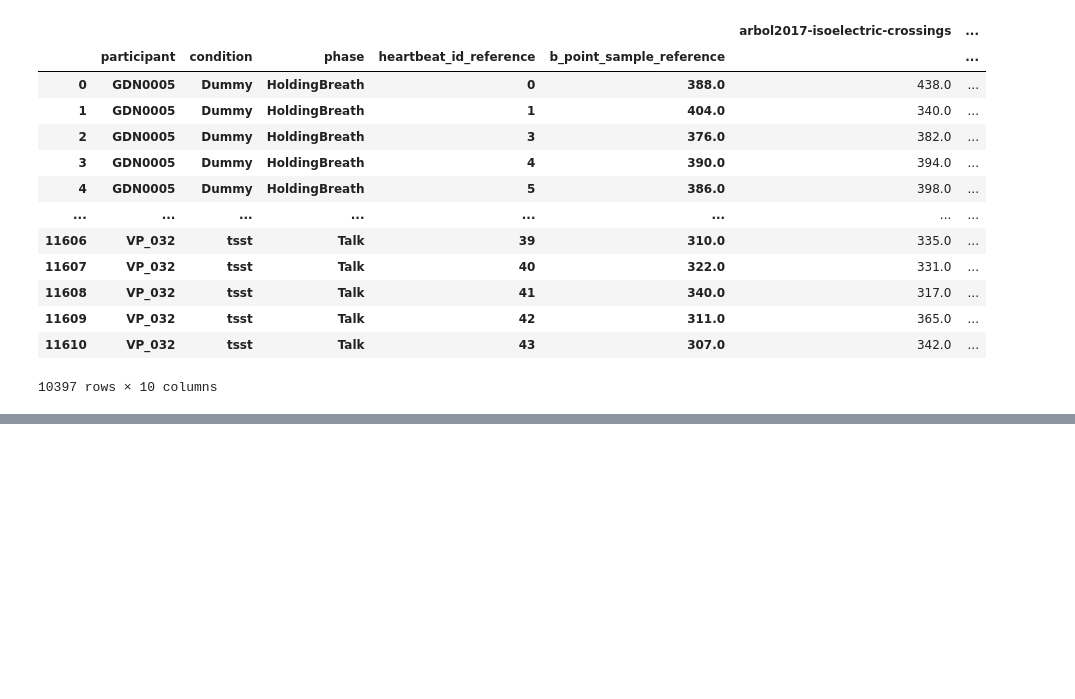
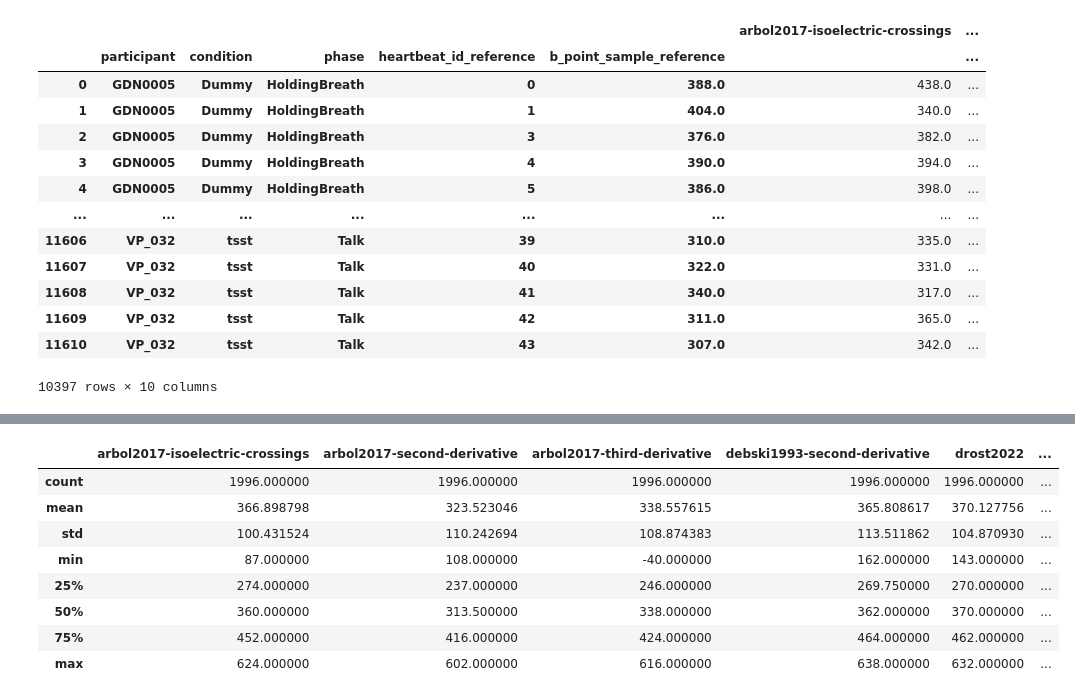
Before and after one commit to empkins/pepbench, a Jupyter notebook: experiments/pep_algorithm_benchmarking/notebooks/ML_analysis/Evaluation/AnalyseShapValues.ipynb, the cells around one changed output, grey strips where cells are left out. Cells and saved outputs as stored; diff of their text form; code cells hidden in the pictures; blank space fills up the shorter version.

```diff
--- a/experiments/pep_algorithm_benchmarking/notebooks/ML_analysis/Evaluation/AnalyseShapValues.ipynb
+++ b/experiments/pep_algorithm_benchmarking/notebooks/ML_analysis/Evaluation/AnalyseShapValues.ipynb
@@ -326,0 +168,12 @@ TypeError: In v0.20, force plot now requires the base value as the first paramet
+# %%
+data.iloc[list(test_folds[0]), :].describe()
+# %% [output]
+|  | arbol2017-isoelectric-crossings | arbol2017-second-derivative | arbol2017-third-derivative | debski1993-second-derivative | drost2022 | ... |
+| count | 1996.000000 | 1996.000000 | 1996.000000 | 1996.000000 | 1996.000000 | ... |
+| mean | 366.898798 | 323.523046 | 338.557615 | 365.808617 | 370.127756 | ... |
+| std | 100.431524 | 110.242694 | 108.874383 | 113.511862 | 104.870930 | ... |
+| min | 87.000000 | 108.000000 | -40.000000 | 162.000000 | 143.000000 | ... |
+| 25% | 274.000000 | 237.000000 | 246.000000 | 269.750000 | 270.000000 | ... |
+| 50% | 360.000000 | 313.500000 | 338.000000 | 362.000000 | 370.000000 | ... |
+| 75% | 452.000000 | 416.000000 | 424.000000 | 464.000000 | 462.000000 | ... |
+| max | 624.000000 | 602.000000 | 616.000000 | 638.000000 | 632.000000 | ... |
```
Also changed, not shown: parts of 32 cells of this notebook, 2 other files.
